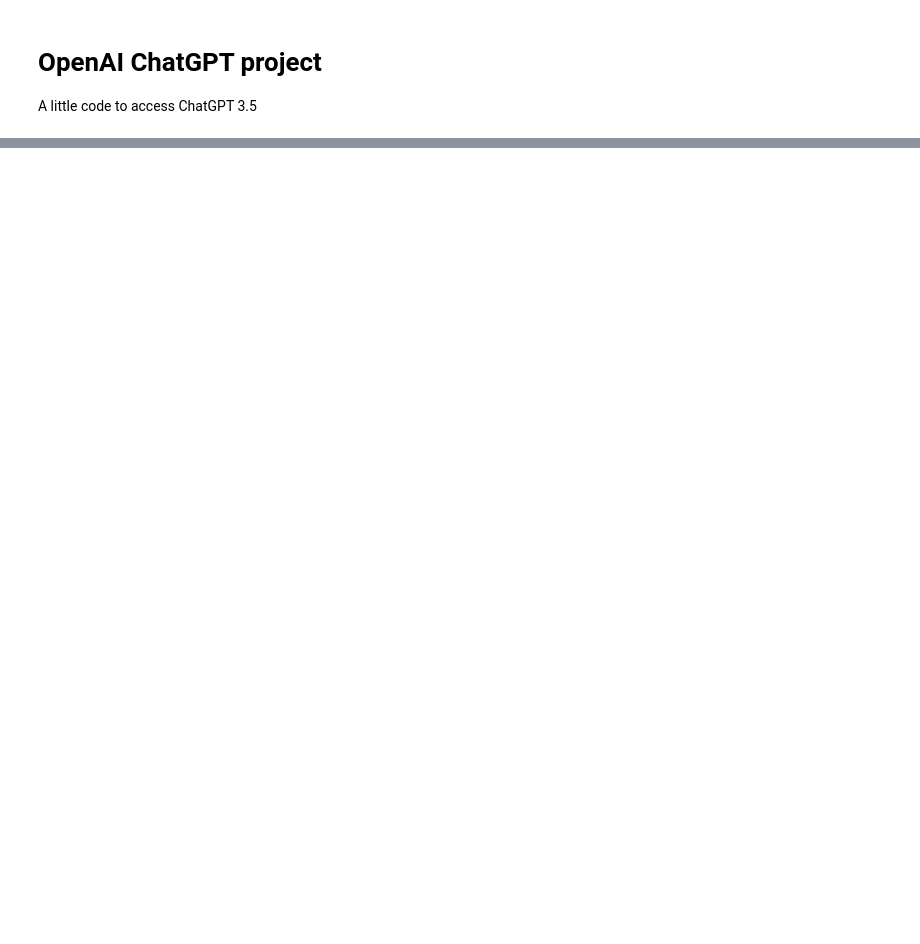
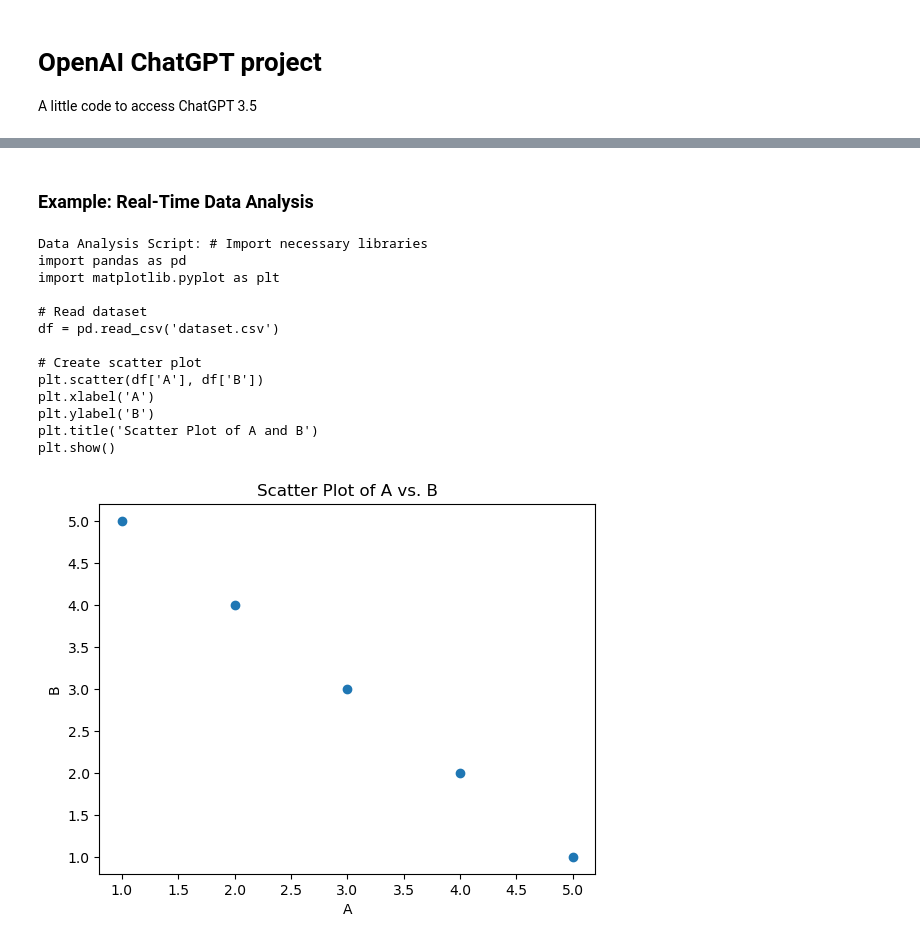
Before and after one commit to galenwilkerson/ChatGPT-access, a Jupyter notebook: OpenAI ChatGPT project.ipynb, the cells around one changed output, grey strips where cells are left out. Saved outputs shown, nothing was run; the diff lists cells and outputs as text; code cells hidden in the pictures; blank space fills up the shorter version.

```diff
--- a/OpenAI ChatGPT project.ipynb
+++ b/OpenAI ChatGPT project.ipynb
@@ -72,0 +388,61 @@ KeyboardInterrupt: Interrupted by user
+# %% [markdown]
+### Example: Real-Time Data Analysis
+# %%
+import openai
+import matplotlib.pyplot as plt
+import pandas as pd
+
+def read_api_key(file_path):
+    with open(file_path, 'r') as file:
+        return file.read().strip()
+
+def get_chatgpt_response(prompt, api_key):
+    client = OpenAI(api_key=api_key)
+    response = client.completions.create(
+        prompt=prompt,
+        model="gpt-3.5-turbo-instruct",
+        top_p=0.5,
+        max_tokens=150,
+        stream=False
+    )
+    return response.choices[0].text.strip()
+
+# Read the API key from the file
+api_key = read_api_key('api_key.txt')
+
+# Generate a Python script to analyze a dataset
+data_analysis_prompt = """
+Generate a Python script to analyze a dataset containing columns 'A' and 'B'
+and create a scatter plot using matplotlib.
+"""
+data_analysis_script = get_chatgpt_response(data_analysis_prompt, api_key)
+print("Data Analysis Script:", data_analysis_script)
+
+# Example dataset
+data = {
+    'A': [1, 2, 3, 4, 5],
+    'B': [5, 4, 3, 2, 1]
+}
+df = pd.DataFrame(data)
+
+# Scatter plot
+plt.scatter(df['A'], df['B'])
+plt.title('Scatter Plot of A vs. B')
+plt.xlabel('A')
+plt.ylabel('B')
+plt.show()
+# %% [output]
+Data Analysis Script: # Import necessary libraries
+import pandas as pd
+import matplotlib.pyplot as plt
+
+# Read dataset
+df = pd.read_csv('dataset.csv')
+
+# Create scatter plot
+plt.scatter(df['A'], df['B'])
+plt.xlabel('A')
+plt.ylabel('B')
+plt.title('Scatter Plot of A and B')
+plt.show()
+[figure, added]
```
Also changed, not shown: parts of 12 cells of this notebook.
